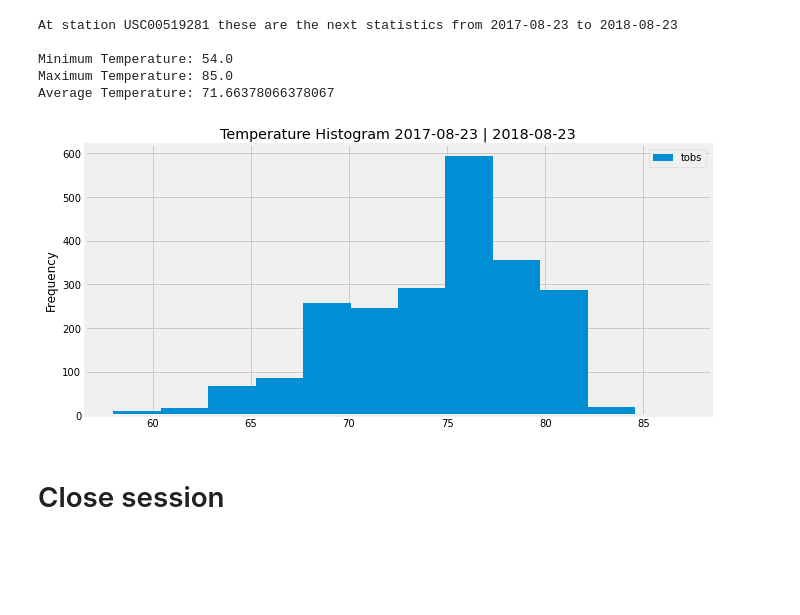
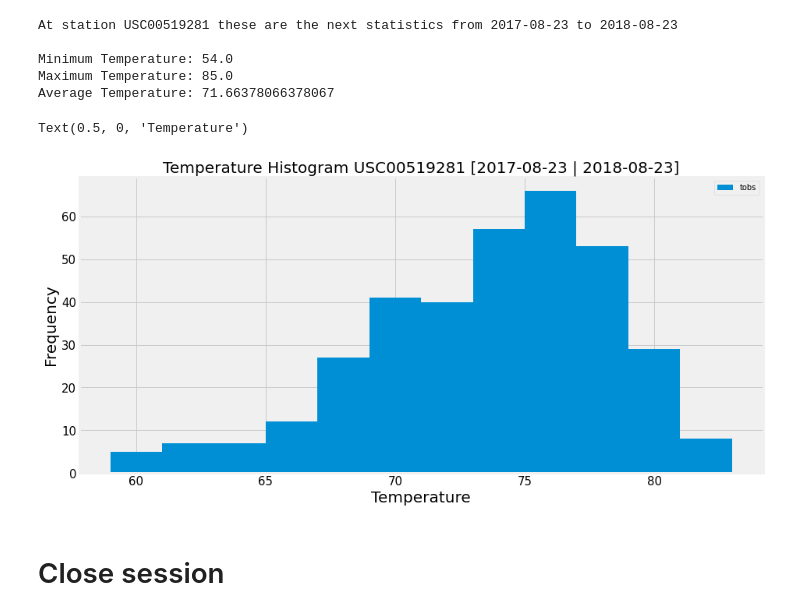
Before and after one commit to crogar/sqlalchemy-challenge, a Jupyter notebook: climate_starter.ipynb, the cells around one changed output. Cells and saved outputs as stored; diff of their text form; code cells hidden in the pictures; blank space fills up the shorter version.

```diff
--- a/climate_starter.ipynb
+++ b/climate_starter.ipynb
@@ -136,18 +136,22 @@ Average Temperature: 71.66378066378067
 # %%
 # Using the most active station id
 # Query the last 12 months of temperature observation data for this station and plot the results as a histogram
-top_station_tobs = session.query(Measurements.date, Measurements.tobs).filter(Measurements.date >= previous_year).\
-    order_by(Measurements.date).statement
+top_station_tobs = session.query(Measurements.tobs).filter(Measurements.date >= previous_year).\
+filter(Measurements.station == top_station[0]).order_by(Measurements.date).statement
 
 # Save the query results as a Pandas DataFrame
 top_tobs_df = pd.read_sql_query(top_station_tobs, session.bind)
 
 # Histogram Title
-title = f"Temperature Histogram {dt.to_date_string()} | {dt.add(years=1).to_date_string()}"
+title = f"Temperature Histogram {top_station[0]} [{dt.to_date_string()} | {dt.add(years=1).to_date_string()}]"
 
-ax = top_tobs_df.plot.hist(bins=12, title=, figsize=(10,5))
+ax = top_tobs_df.plot.hist(bins=12, figsize=(14,7), fontsize=15)
+ax.set_title(title, fontsize=20)
+ax.set_ylabel("Frequency", fontsize=20)
+ax.set_xlabel("Temperature",fontsize=20)
 # %% [output]
+Text(0.5, 0, 'Temperature')
-[figure, old version]
+[figure, new version]
 # %% [markdown]
 # Close session
 # %%
```
